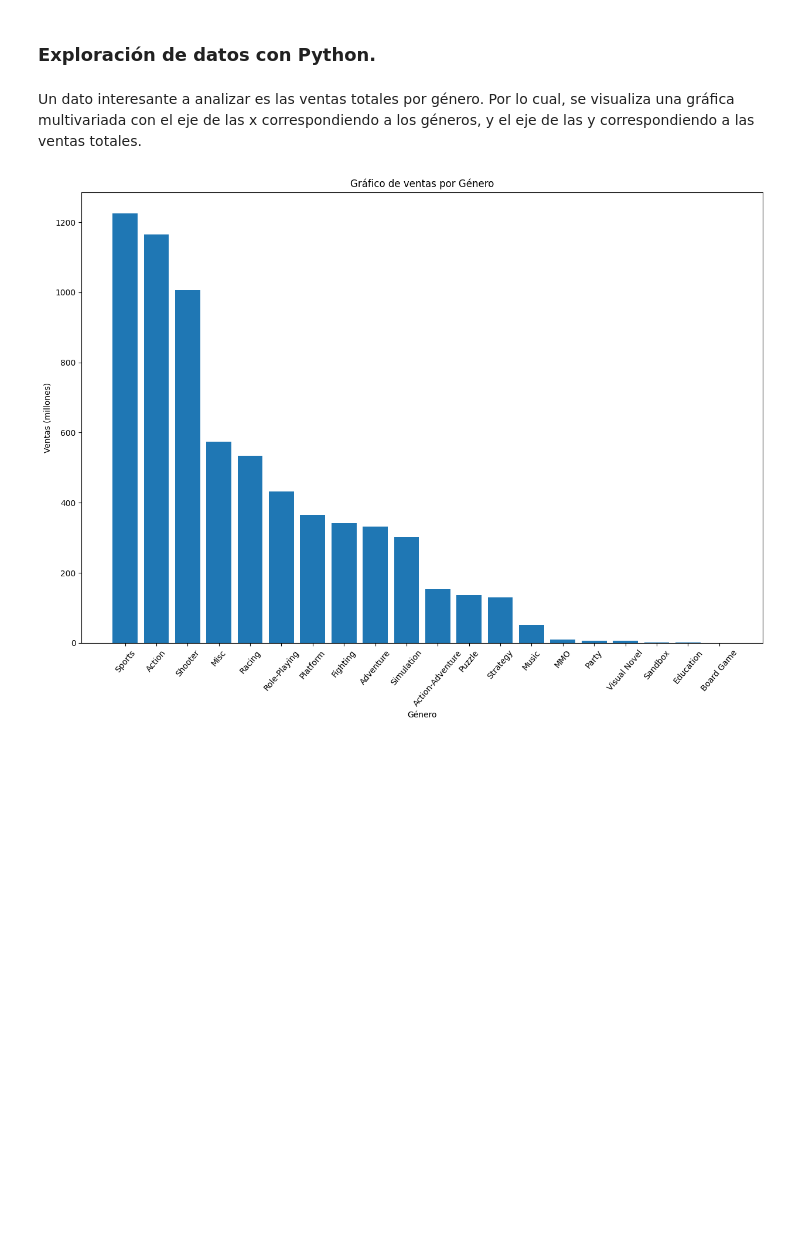
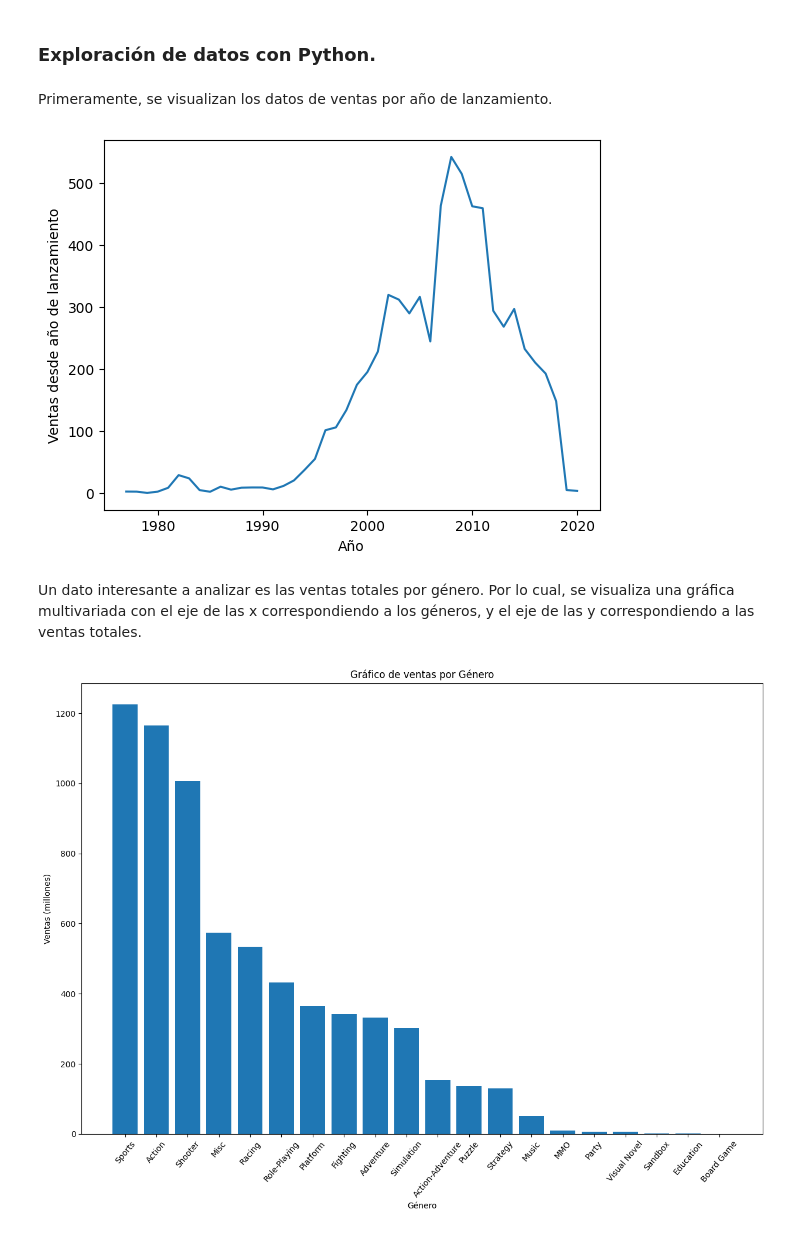
Before and after one commit to dmnunez1993/version-f-analisis-de-ventas-de-videojuegos-2024-examen, a Jupyter notebook: notebooks/exploracion-analisis-de-ventas-de-videojuegos-2024.ipynb, the cells around one changed output. Saved outputs shown, nothing was run; the diff lists cells and outputs as text; code cells hidden in the pictures; blank space fills up the shorter version.

```diff
--- a/notebooks/exploracion-analisis-de-ventas-de-videojuegos-2024.ipynb
+++ b/notebooks/exploracion-analisis-de-ventas-de-videojuegos-2024.ipynb
@@ -453,6 +454,8 @@ Finalmente, se convierten las columnas de fecha a datetime.
 # %%
+df["last_update"] = df.apply(lambda x: x["release_date"] if pd.isnull(x["last_update"]) else x["last_update"], axis=1)
+
 df["release_date"] = pd.to_datetime(df["release_date"], format="%Y-%m-%d")
-df["last_update"] = pd.to_datetime(df["release_date"], format="%Y-%m-%d")
+df["last_update"] = pd.to_datetime(df["last_update"], format="%Y-%m-%d")
 
-df.dtypes
+df.head(10)
 # %% [output]
@@ -475,0 +473,7 @@ dtype: object
+# %%
+import numpy as np
+
+# Agregamos el año de lanzamiento para posteriores clasificaciones
+# Método para sacar el año sacado de aquí: https://stackoverflow.com/a/25146337
+df["release_year"] = df.apply(lambda x: int(x["release_date"].year) if not pd.isna(x["release_date"]) else np.nan, axis=1)
+df
@@ -476,5 +494,24 @@ dtype: object
 # %% [markdown]
 ### Exploración de datos con Python.
+# %% [markdown]
+Primeramente, se visualizan los datos de ventas por año de lanzamiento.
+# %%
+df_ordenado_por_anho = df[(df["release_year"].notna()) & (df["total_sales_millions"].notna())].sort_values(
+    "release_year",
+    ascending=True
+).groupby("release_year")["total_sales_millions"].agg("sum").reset_index().sort_values("release_year", ascending=True)
+
+ventas_totales = df_ordenado_por_anho["total_sales_millions"]
+anhos_lanzamiento = df_ordenado_por_anho["release_year"]
+
+plt.plot(anhos_lanzamiento, ventas_totales)
+plt.xlabel("Año")
+plt.ylabel("Ventas desde año de lanzamiento")
+plt.show()
+
+del df_ordenado_por_anho
+# %% [output]
+[figure, added]
 # %% [markdown]
 Un dato interesante a analizar es las ventas totales por género. Por lo cual, se visualiza una gráfica multivariada con el eje de las x correspondiendo a los géneros, y el eje de las y correspondiendo a las ventas totales.
 # %%
```
Also changed, not shown: parts of 33 cells of this notebook, 1 other file.
